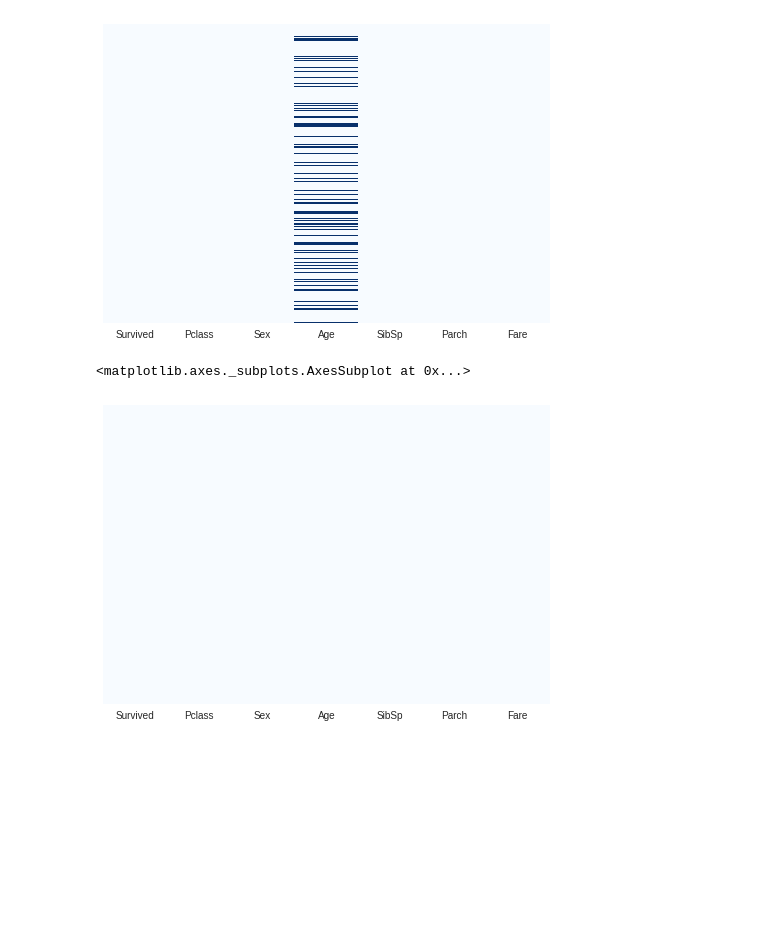
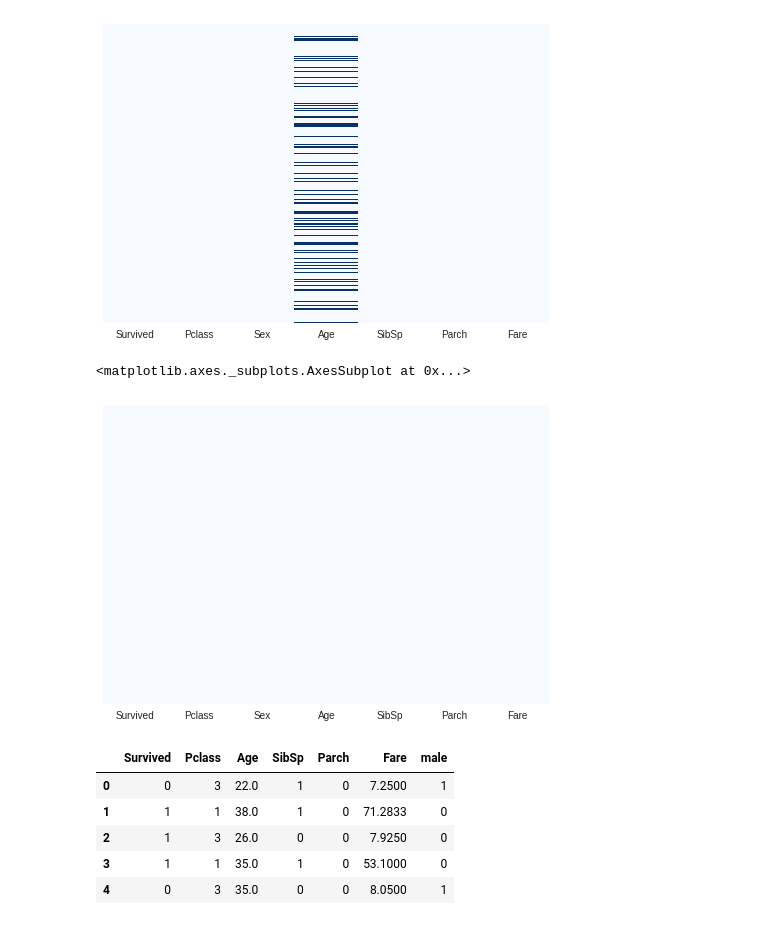
Before and after one commit to SiddharthaSarma/scikit-learn, a Jupyter notebook: logistic-regression/titanic/predict-titanic-survivals.ipynb, the cells around one changed output. Drawn from its saved outputs; the diff is of its cells as text; code cells hidden in the pictures; blank space fills up the shorter version.

```diff
--- a/logistic-regression/titanic/predict-titanic-survivals.ipynb
+++ b/logistic-regression/titanic/predict-titanic-survivals.ipynb
@@ -147,3 +152,23 @@ sns.heatmap(training_data.isnull(), yticklabels=False, cbar=False, cmap='Blues')
 # %% [output]
 <matplotlib.axes._subplots.AxesSubplot at 0x...>
 [figure]
+# %%
+# Remove Sex column from the dataset and replace it with male column
+
+male = pd.get_dummies(training_data['Sex'], drop_first=True)
+# %%
+training_data.drop('Sex', axis=1, inplace=True)
+# %%
+# pd.concat requires that the indices be unique. To remove rows with duplicate indices, use
+training_data = training_data.loc[~training_data.index.duplicated(keep='first')]
+# %%
+training_data = pd.concat([training_data, male], axis=1)
+# %%
+training_data.head(5)
+# %% [output]
+|  | Survived | Pclass | Age | SibSp | Parch | Fare | male |
+| 0 | 0 | 3 | 22.0 | 1 | 0 | 7.2500 | 1 |
+| 1 | 1 | 1 | 38.0 | 1 | 0 | 71.2833 | 0 |
+| 2 | 1 | 3 | 26.0 | 0 | 0 | 7.9250 | 0 |
+| 3 | 1 | 1 | 35.0 | 1 | 0 | 53.1000 | 0 |
+| 4 | 0 | 3 | 35.0 | 0 | 0 | 8.0500 | 1 |
```
Also changed, not shown: parts of 1 cell of this notebook.
